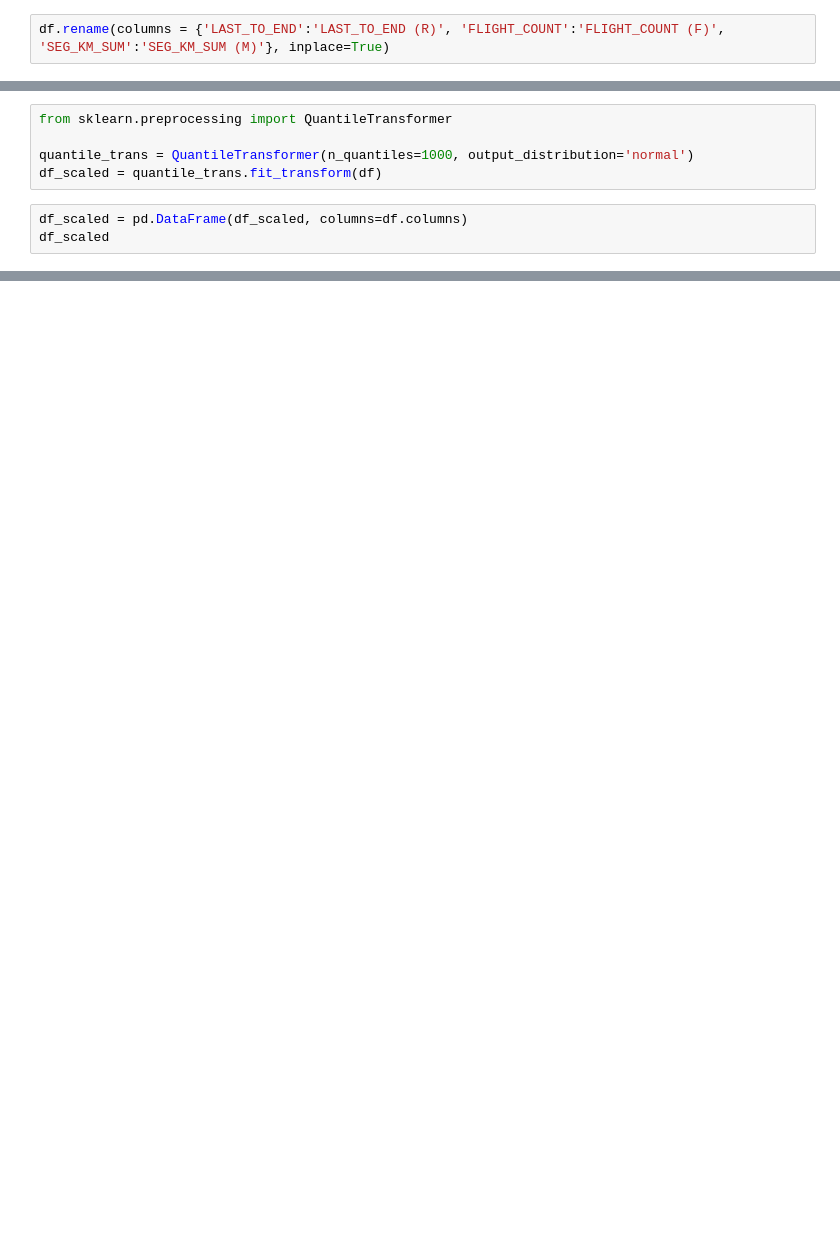
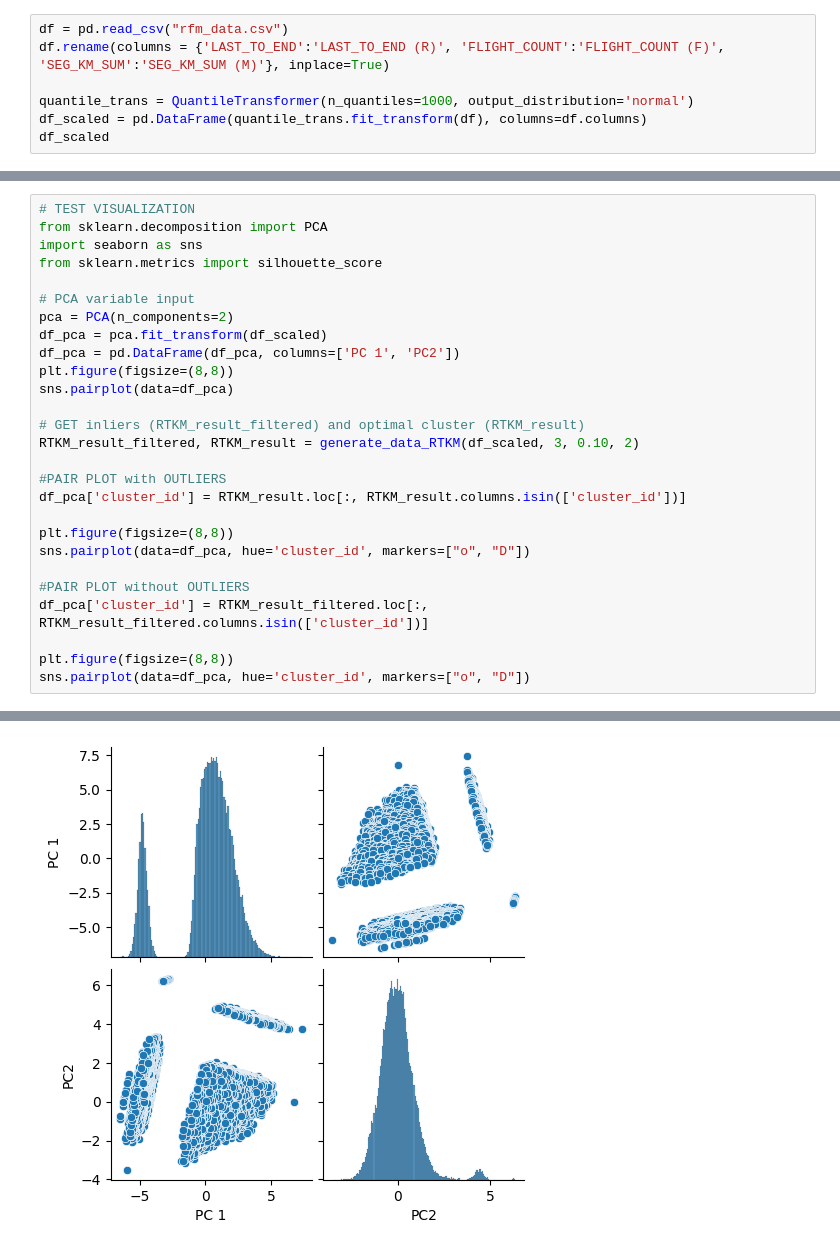
Before and after one commit to jptriciaestella/Skripsi-Kmeans-LTS, a Jupyter notebook: DATASET1/trimmed.ipynb, the cells around one changed output, grey strips where cells are left out. Drawn from its saved outputs; the diff is of its cells as text; blank space fills up the shorter version.

```diff
--- a/DATASET1/trimmed.ipynb
+++ b/DATASET1/trimmed.ipynb
@@ -86,2 +9,7 @@ plt.show()
 # %%
+df = pd.read_csv("rfm_data.csv")
 df.rename(columns = {'LAST_TO_END':'LAST_TO_END (R)', 'FLIGHT_COUNT':'FLIGHT_COUNT (F)', 'SEG_KM_SUM':'SEG_KM_SUM (M)'}, inplace=True)
+
+quantile_trans = QuantileTransformer(n_quantiles=1000, output_distribution='normal')
+df_scaled = pd.DataFrame(quantile_trans.fit_transform(df), columns=df.columns)
+df_scaled
@@ -113,8 +29,0 @@ df.corr()
-# %%
-from sklearn.preprocessing import QuantileTransformer
-
-quantile_trans = QuantileTransformer(n_quantiles=1000, output_distribution='normal')
-df_scaled = quantile_trans.fit_transform(df)
-# %%
-df_scaled = pd.DataFrame(df_scaled, columns=df.columns)
-df_scaled
@@ -349,0 +67,28 @@ Text(0.5, 1.0, 'Robust Trimmed k Means')
+# %%
+# TEST VISUALIZATION
+from sklearn.decomposition import PCA
+import seaborn as sns
+from sklearn.metrics import silhouette_score
+
+# PCA variable input
+pca = PCA(n_components=2)
+df_pca = pca.fit_transform(df_scaled)
+df_pca = pd.DataFrame(df_pca, columns=['PC 1', 'PC2'])
+plt.figure(figsize=(8,8))
+sns.pairplot(data=df_pca)
+
+# GET inliers (RTKM_result_filtered) and optimal cluster (RTKM_result)
+RTKM_result_filtered, RTKM_result = generate_data_RTKM(df_scaled, 3, 0.10, 2)
+
+#PAIR PLOT with OUTLIERS
+df_pca['cluster_id'] = RTKM_result.loc[:, RTKM_result.columns.isin(['cluster_id'])]
+
+plt.figure(figsize=(8,8))
+sns.pairplot(data=df_pca, hue='cluster_id', markers=["o", "D"])
+
+#PAIR PLOT without OUTLIERS
+df_pca['cluster_id'] = RTKM_result_filtered.loc[:, RTKM_result_filtered.columns.isin(['cluster_id'])]
+
+plt.figure(figsize=(8,8))
+sns.pairplot(data=df_pca, hue='cluster_id', markers=["o", "D"])
+# %% [output]
@@ -349,0 +104 @@ Text(0.5, 1.0, 'Robust Trimmed k Means')
+[figure, added]
```
Also changed, not shown: parts of 31 cells of this notebook, 21 other files.
